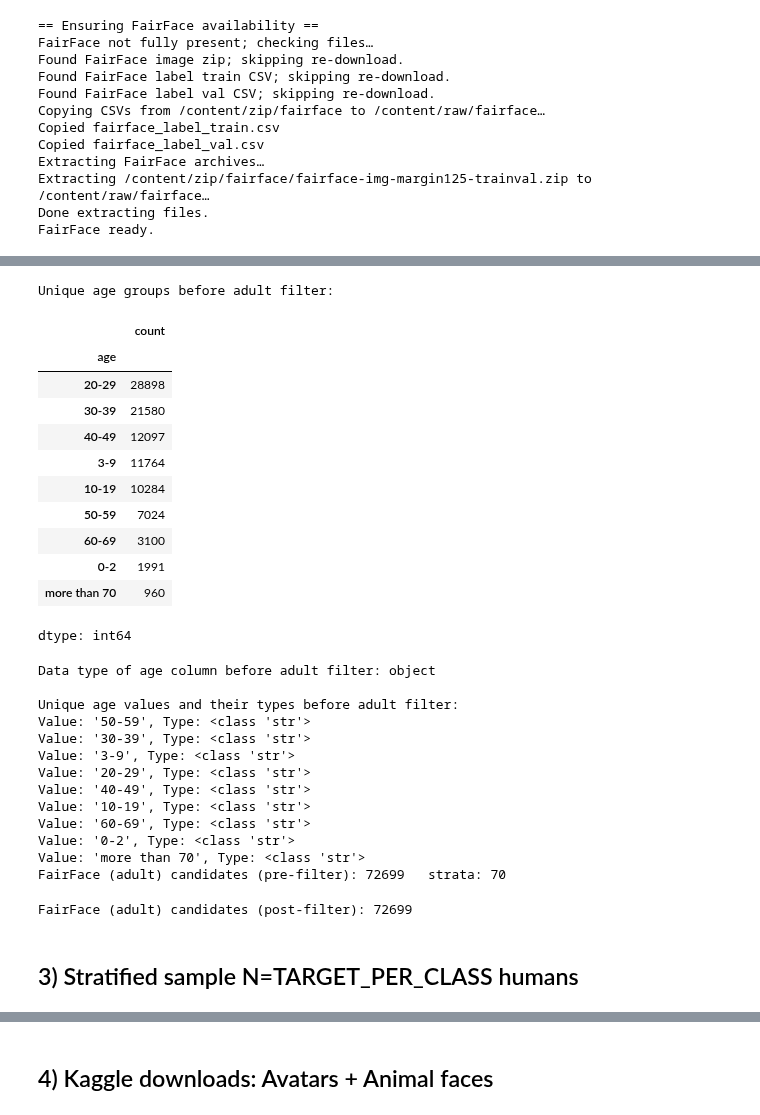
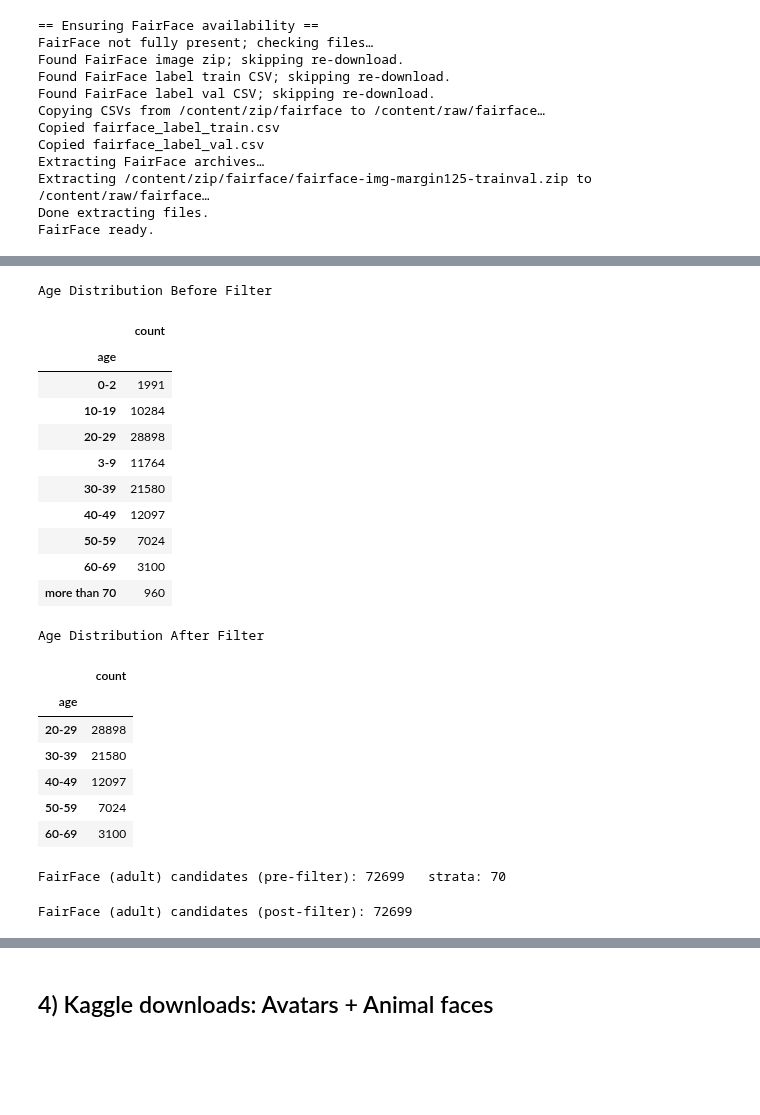
Before and after one commit to lobral2728/ucb_ml_capstone, a Jupyter notebook: LoadDataset.ipynb, the cells around one changed output, grey strips where cells are left out. Drawn from its saved outputs; the diff is of its cells as text; code cells hidden in the pictures; blank space fills up the shorter version.

```diff
--- a/LoadDataset.ipynb
+++ b/LoadDataset.ipynb
@@ -550,4 +578,7 @@ FairFace ready.
 # %%
+import pandas as pd
+from IPython.display import HTML, display
+
 def load_fairface_df(ff_dir: Path):
     df_train = pd.read_csv(next(ff_dir.glob("*label_train*.csv")))
     df_val   = pd.read_csv(next(ff_dir.glob("*label_val*.csv")))
@@ -601,67 +632,86 @@ def load_fairface_df(ff_dir: Path):
     # Add a column for the new filename (based on hash)
     df["new_filename"] = df["path"].apply(lambda p: hashlib.md5(str(p).encode()).hexdigest()[:16] + ".jpg")
 
-    # Print unique age groups before adult filtering
-    print("\nUnique age groups before adult filter:")
-    display(df['age'].value_counts())
-    print("\nData type of age column before adult filter:", df['age'].dtype)
-    print("\nUnique age values and their types before adult filter:")
-    for val in df['age'].unique():
-        print(f"Value: '{val}', Type: {type(val)}")
+    # Get age distribution before adult filtering
+    age_counts_before = df['age'].value_counts().sort_index() # Sort by age group index
+
+    # Print unique age groups before adult filter
+    # print("\nUnique age groups before adult filter:")
+    # display(age_counts_before) # Removed individual display
+    # print("\nData type of age column before adult filter:", df['age'].dtype)
+    # print("\nUnique age values and their types before adult filter:")
+    # for val in df['age'].unique():
+    #     print(f"Value: '{val}', Type: {type(val)}")
 
 
     # Adult-only: explicitly include known adult age bins
     adult_age_groups = {'20-29', '30-39', '40-49', '50-59', '60-69'} # Excluded 'more than 70'
 
     for col in ["age", "gender", "race"]:
         df[col] = df[col].astype(str).str.strip()
 
     # Filter to keep only rows where 'age' is in the adult_age_groups set
     df = df[df["age"].isin(adult_age_groups)].reset_index(drop=True)
 
+    # Get age distribution after adult filtering
+    age_counts_after = df['age'].value_counts()
+
+    # Print age distribution after adult filtering
+    # print("\nAge distribution after adult filter:")
+    # display(age_counts_after) # Removed individual display
+
+    # Display tables side by side
+    html_output = f"""
+    <div style="display: flex;">
+        <div style="margin-right: 20px;">
+            <h3>Age Distribution Before Filter</h3>
+            {age_counts_before.to_frame().to_html()}
+        </div>
+        <div>
+            <h3>Age Distribution After Filter</h3>
+            {age_counts_after.to_frame().to_html()}
+        </div>
+    </div>
+    """
+    display(HTML(html_output))
+
+
     # (race × gender × adult-age-bin) strata to preserve FairFace balance in adult subset
     df["strata"] = df["race"] + " | " + df["gender"] + " | " + df["age"]
     return df
 
 fairface_df = load_fairface_df(FAIRFACE_RAW_DIR)
-print("FairFace (adult) candidates (pre-filter):", len(fairface_df), "  strata:", len(fairface_df["strata"].unique()))
+print("\nFairFace (adult) candidates (pre-filter):", len(fairface_df), "  strata:", len(fairface_df["strata"].unique()))
 
 # Apply image-quality filters to FairFace before stratified sampling (maintains balance within the *filtered* adult pool)
 ff_keep_mask = []
 for row in tqdm(fairface_df.itertuples(index=False), total=len(fairface_df), desc="Filter images (human/FairFace)", leave=False):
     ok, reason = check_image_rules(row.path)
     ff_keep_mask.append(ok)
     if not ok and PRINT_REJECTION_MESSAGES:
         print(f"Reject [human]: {row.path} → {reason}")
 fairface_df = fairface_df[np.array(ff_keep_mask, dtype=bool)].reset_index(drop=True)
 print("FairFace (adult) candidates (post-filter):", len(fairface_df))
 # %% [output]
-Unique age groups before adult filter:
+Age Distribution Before Filter
 |  | count |
 | age |  |
+| 0-2 | 1991 |
+| 10-19 | 10284 |
 | 20-29 | 28898 |
+| 3-9 | 11764 |
 | 30-39 | 21580 |
 | 40-49 | 12097 |
-| 3-9 | 11764 |
-| 10-19 | 10284 |
 | 50-59 | 7024 |
 | 60-69 | 3100 |
-| 0-2 | 1991 |
 | more than 70 | 960 |
-dtype: int64
+Age Distribution After Filter
+|  | count |
+| age |  |
+| 20-29 | 28898 |
+| 30-39 | 21580 |
+| 40-49 | 12097 |
+| 50-59 | 7024 |
+| 60-69 | 3100 |
-Data type of age column before adult filter: object
-
-Unique age values and their types before adult filter:
-Value: '50-59', Type: <class 'str'>
-Value: '30-39', Type: <class 'str'>
-Value: '3-9', Type: <class 'str'>
-Value: '20-29', Type: <class 'str'>
-Value: '40-49', Type: <class 'str'>
-Value: '10-19', Type: <class 'str'>
-Value: '60-69', Type: <class 'str'>
-Value: '0-2', Type: <class 'str'>
-Value: 'more than 70', Type: <class 'str'>
 FairFace (adult) candidates (pre-filter): 72699   strata: 70
 FairFace (adult) candidates (post-filter): 72699
-# %% [markdown]
-## 3) Stratified sample N=TARGET_PER_CLASS humans
```
Also changed, not shown: parts of 33 cells of this notebook.
